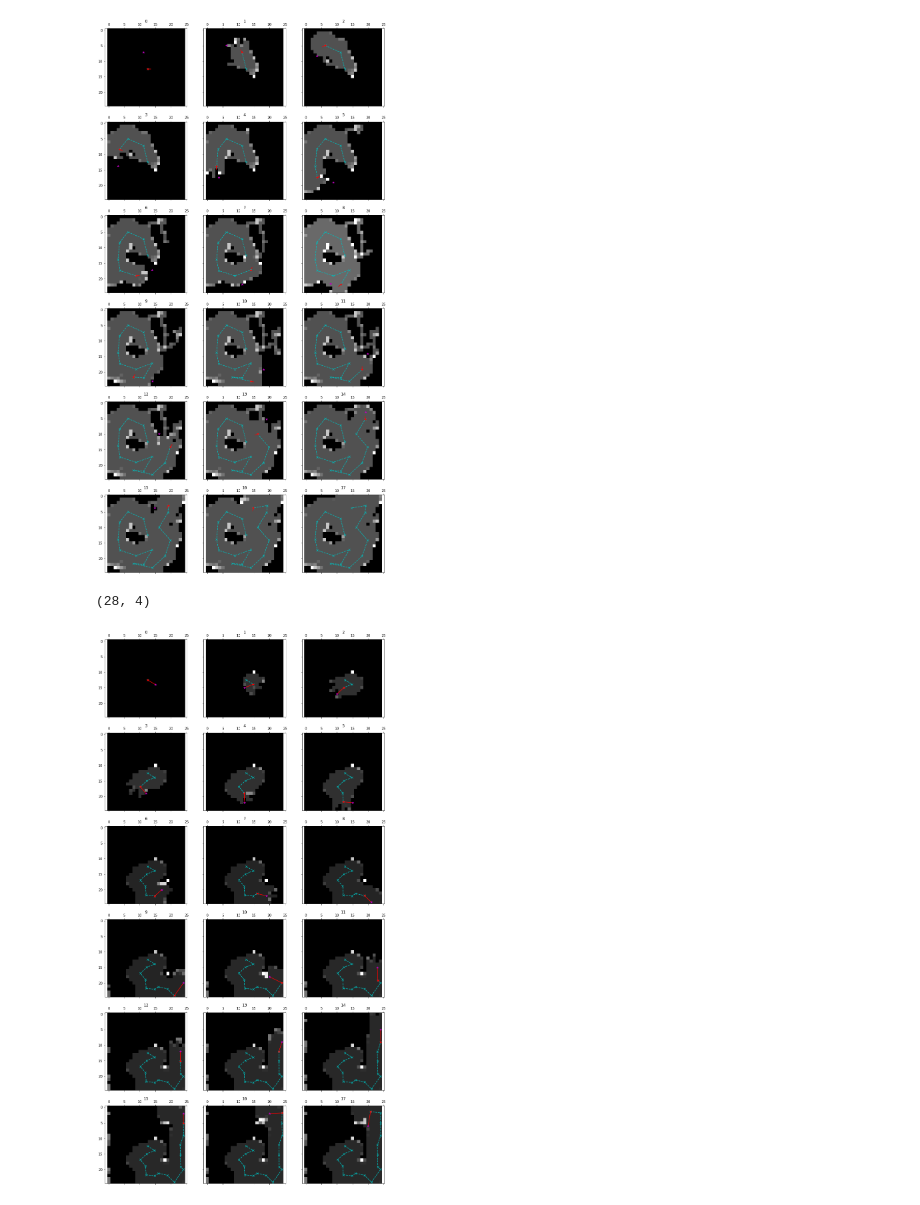
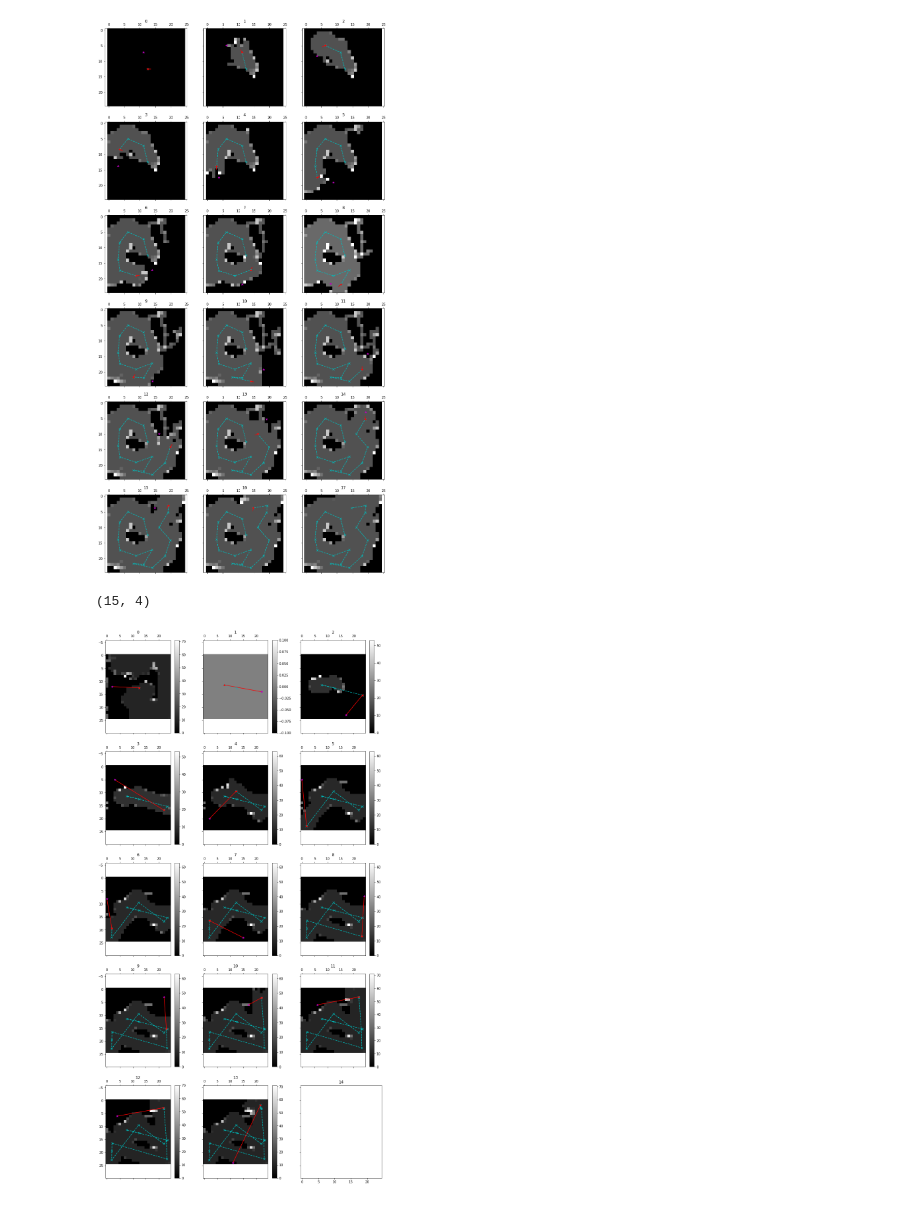
Before and after one commit to mhl787156/RomiExperiments, a Jupyter notebook: scripts/analyseData2.ipynb, the cells around one changed output. Saved outputs shown, nothing was run; the diff lists cells and outputs as text; code cells hidden in the pictures.

```diff
--- a/scripts/analyseData2.ipynb
+++ b/scripts/analyseData2.ipynb
@@ -295,17 +308,21 @@ def plot_grid_with_nextmoves(mapstime, nextmove, highlight_seen=True):
         mapstime[mapstime >= 0] += 10
     mapstime[mapstime < 0] = 0
 
-    fig, ax = plt.subplots(6,3 , sharex='col', sharey='row', figsize=(15, 30))
-    for i in range(6):
+    num_maps = mapstime.shape[0]
+    num_rows = int(np.ceil(num_maps / 3))
+
+    fig, ax = plt.subplots(num_rows,3 , sharex='col', sharey='row', figsize=(15, 30))
+    for i in range(num_rows):
         for j in range(3):
             try:
                 idx = i*3 + j
                 ax[i, j].set_title(idx)
-                ax[i, j].matshow(mapstime[idx], cmap='gist_gray', interpolation='none')
+                axcols = ax[i, j].matshow(mapstime[idx], cmap='gist_gray', interpolation='none')
                 ax[i, j].plot(nextmove[:idx+1, 0], nextmove[:idx+1, 1], 'c--x')
                 ax[i, j].plot(nextmove[idx, [0, 2]], nextmove[idx, [1, 3]], 'r-')
                 ax[i, j].plot(nextmove[idx, 0], nextmove[idx, 1], 'r*')
                 ax[i, j].plot(nextmove[idx, 2], nextmove[idx, 3], 'm*')
+                fig.colorbar(axcols, ax=ax[i,j])
             except IndexError:
                 continue
     plt.show()
@@ -387,11 +400,11 @@ display_latest_pose_grid('Gradients_Test1_Empty')
 # %%
 def display_latest_pose_grid_movement(tag):
     datapath = os.path.join('..', 'data')
     datafolder = get_latest_data_folder_loc_by_tag(datapath, tag)
     mapstime, positions, nextmoves = read_in_maps_and_positions(datafolder)
     print(nextmoves.shape)
-    plot_grid_with_nextmoves(mapstime, nextmoves)
-display_latest_pose_grid_movement('CHE')
+    plot_grid_with_nextmoves(mapstime, nextmoves) # Sometimes may need to do mapstime[1:] as first map from previous run.
+display_latest_pose_grid_movement('AHE_3')
 # %% [output]
-(28, 4)
+(15, 4)
-[figure, old version]
+[figure, new version]
```
Also changed, not shown: parts of 7 cells of this notebook, 2 other files.
